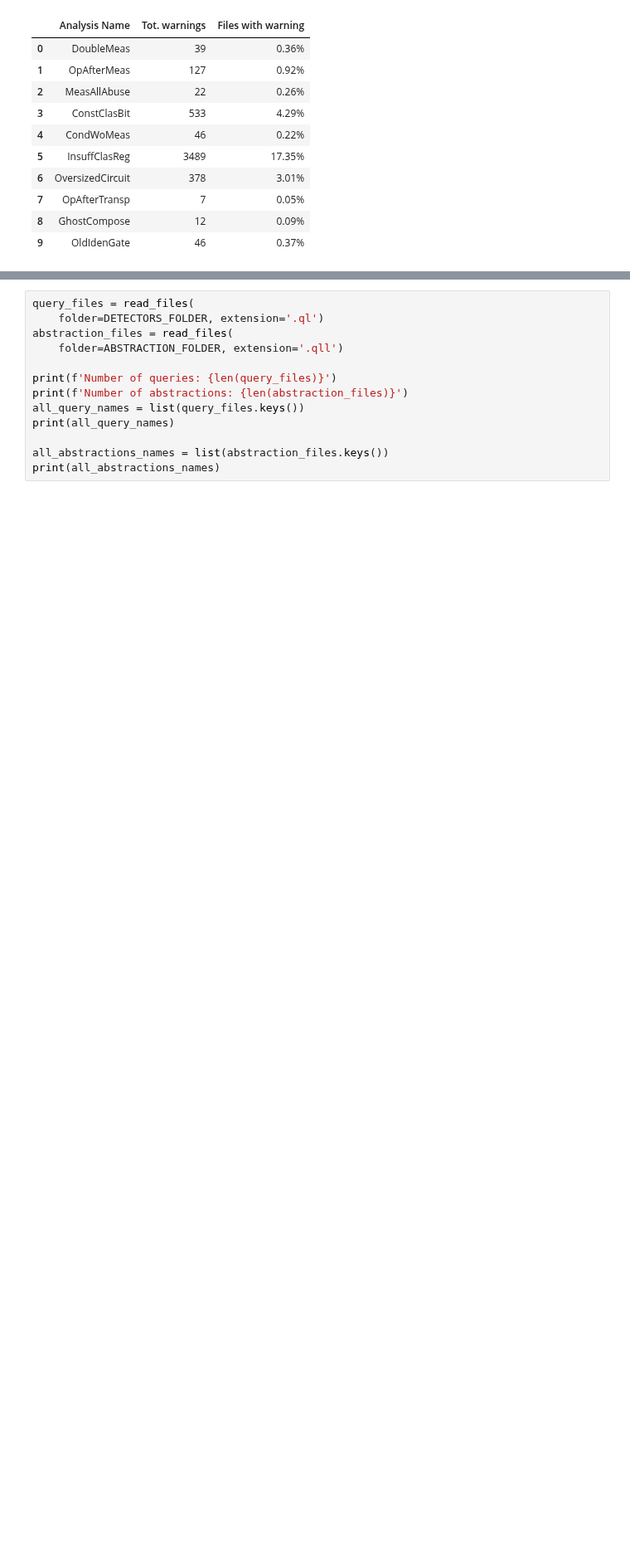
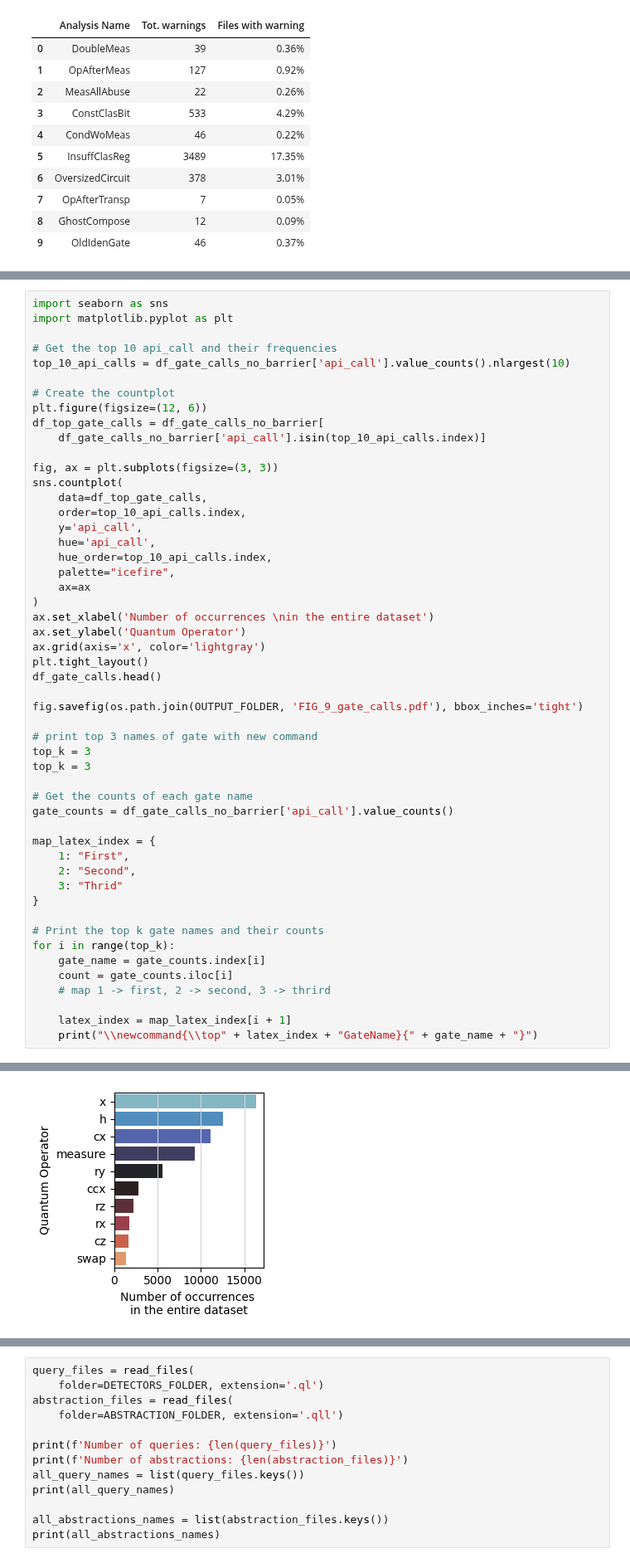
Before and after one commit to sola-st/LintQ, a Jupyter notebook: notebooks/RQs_Reproduce_Analysis_Results_LintQ_REVISION.ipynb, the cells around one changed output, grey strips where cells are left out. Shown at 83% size. Drawn from its saved outputs; the diff is of its cells as text; blank space fills up the shorter version.

```diff
--- a/notebooks/RQs_Reproduce_Analysis_Results_LintQ_REVISION.ipynb
+++ b/notebooks/RQs_Reproduce_Analysis_Results_LintQ_REVISION.ipynb
@@ -527,0 +490,52 @@ if SAMPLE_AGAIN:
+# %%
+import seaborn as sns
+import matplotlib.pyplot as plt
+
+# Get the top 10 api_call and their frequencies
+top_10_api_calls = df_gate_calls_no_barrier['api_call'].value_counts().nlargest(10)
+
+# Create the countplot
+plt.figure(figsize=(12, 6))
+df_top_gate_calls = df_gate_calls_no_barrier[
+    df_gate_calls_no_barrier['api_call'].isin(top_10_api_calls.index)]
+
+fig, ax = plt.subplots(figsize=(3, 3))
+sns.countplot(
+    data=df_top_gate_calls,
+    order=top_10_api_calls.index,
+    y='api_call',
+    hue='api_call',
+    hue_order=top_10_api_calls.index,
+    palette="icefire",
+    ax=ax
+)
+ax.set_xlabel('Number of occurrences \nin the entire dataset')
+ax.set_ylabel('Quantum Operator')
+ax.grid(axis='x', color='lightgray')
+plt.tight_layout()
+df_gate_calls.head()
+
+fig.savefig(os.path.join(OUTPUT_FOLDER, 'FIG_9_gate_calls.pdf'), bbox_inches='tight')
+
+# print top 3 names of gate with new command
+top_k = 3
+top_k = 3
+
+# Get the counts of each gate name
+gate_counts = df_gate_calls_no_barrier['api_call'].value_counts()
+
+map_latex_index = {
+    1: "First",
+    2: "Second",
+    3: "Thrid"
+}
+
+# Print the top k gate names and their counts
+for i in range(top_k):
+    gate_name = gate_counts.index[i]
+    count = gate_counts.iloc[i]
+    # map 1 -> first, 2 -> second, 3 -> thrird
+
+    latex_index = map_latex_index[i + 1]
+    print("\\newcommand{\\top" + latex_index + "GateName}{" + gate_name + "}")
+# %% [output]
@@ -528 +546,2 @@ if SAMPLE_AGAIN:
+[figure, added]
 # %% [markdown]
```
Also changed, not shown: parts of 47 cells of this notebook, 19 other files.
